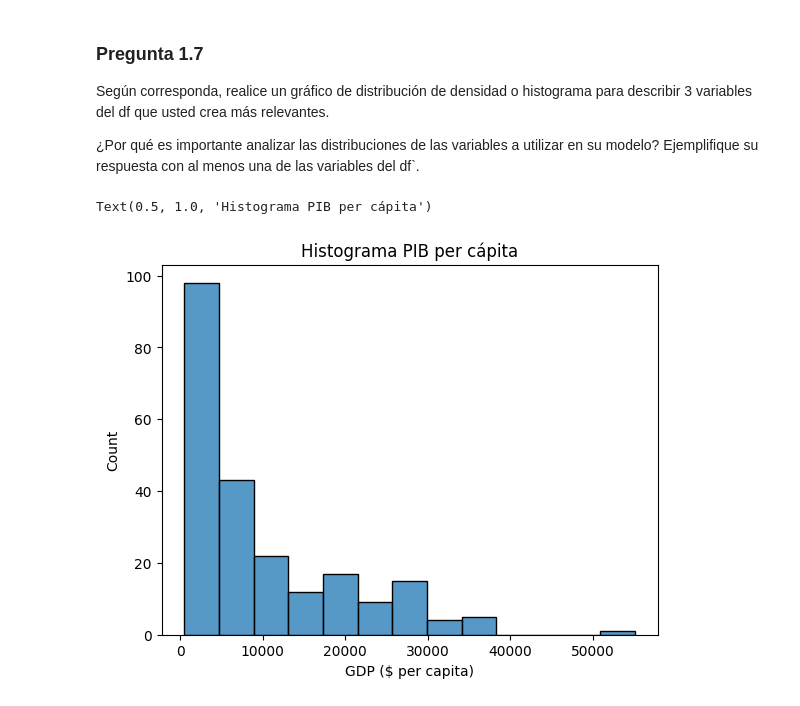
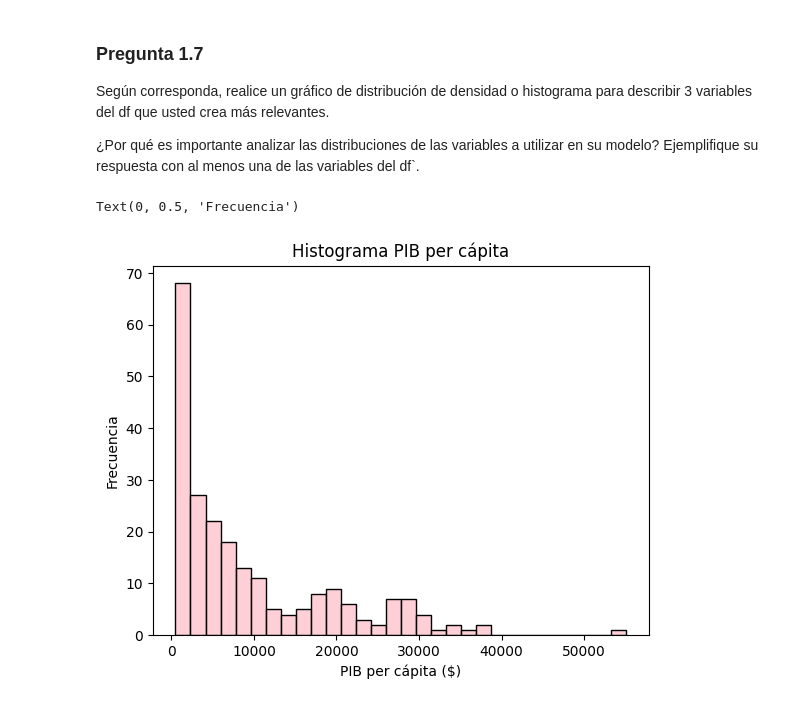
Before and after one commit to catamege/Tarea_1_Lantadilla_Mege, a Jupyter notebook: Tarea1.ipynb, the cells around one changed output. Cells and saved outputs as stored; diff of their text form; code cells hidden in the pictures.

```diff
--- a/Tarea1.ipynb
+++ b/Tarea1.ipynb
@@ -282,9 +280,16 @@ df.describe().T
 Según corresponda, realice un gráfico de distribución de densidad o histograma para describir 3 variables del df que usted crea más relevantes.
 
 ¿Por qué es importante analizar las distribuciones de las variables a utilizar en su modelo? Ejemplifique su respuesta con al menos una de las variables del df`.
-# %%
-sns.histplot(df["GDP ($ per capita)"])
-plt.title("Histograma PIB per cápita")
-# %% [output]
-Text(0.5, 1.0, 'Histograma PIB per cápita')
-[figure, removed]
+# %%
+sns.histplot(df["GDP ($ per capita)"], bins=30, color="pink")
+plt.title("Histograma PIB per cápita")
+plt.xlabel("PIB per cápita ($)")
+plt.ylabel("Frecuencia")
+
+
+#El histograma muestra que la mayoría de los países tienen un PIB per cápita
+# relativamente bajo, con pocos países en los rangos más altos. Además se ve
+# un posible outlier, con un PIB per cápita mayor a 50.000
+# %% [output]
+Text(0, 0.5, 'Frecuencia')
+[figure, added]
```
Also changed, not shown: parts of 56 cells of this notebook.
